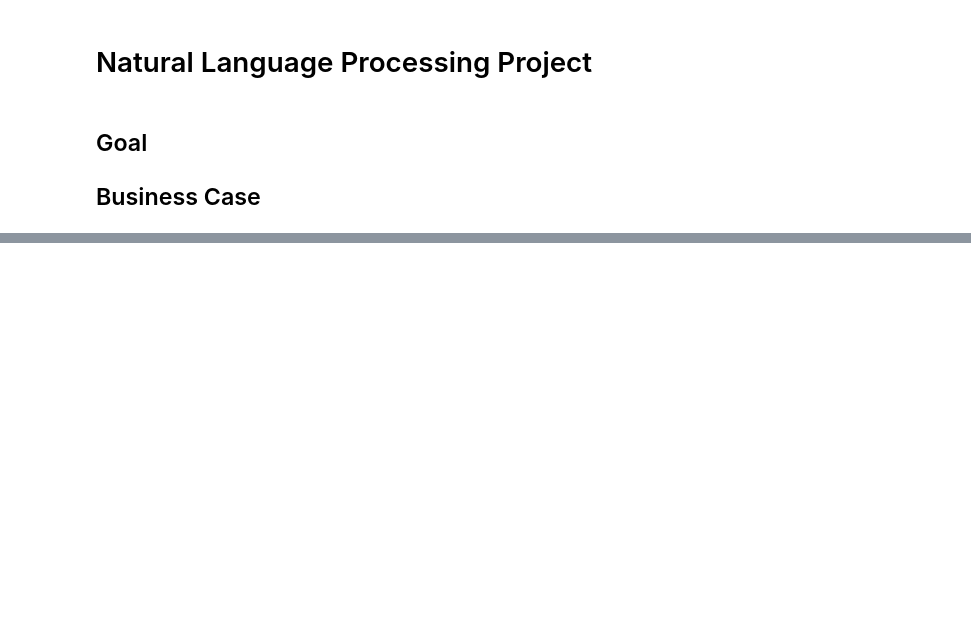
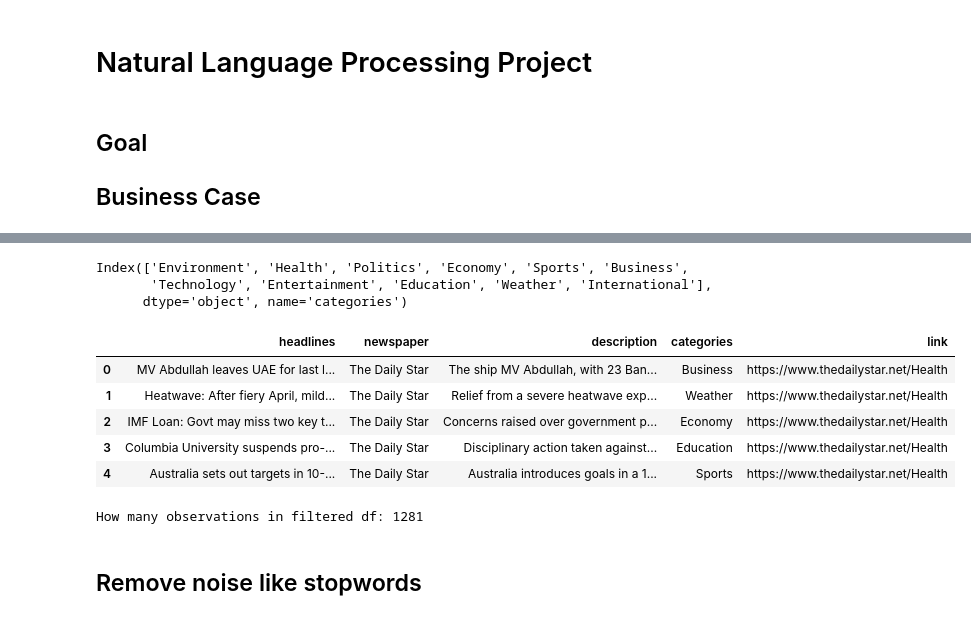
Before and after one commit to ABeanHz/MSA, a Jupyter notebook: NLP/News Article Categorization.ipynb, the cells around one changed output, grey strips where cells are left out. Cells and saved outputs as stored; diff of their text form; code cells hidden in the pictures; blank space fills up the shorter version.

```diff
--- a/NLP/News Article Categorization.ipynb
+++ b/NLP/News Article Categorization.ipynb
@@ -61,0 +101,7 @@ HTTPError: HTTP Error 404: Not Found
+# %%
+# Remove leading and trailing spaces from the 'Name' column
+original_df['categories'] = original_df['categories'].str.strip()
+
+# Count occurrences of each value
+value_counts = original_df['categories'].value_counts()
+print(value_counts)
@@ -61,0 +122,25 @@ HTTPError: HTTP Error 404: Not Found
+# %%
+# Filter values that appear at least 40 times
+valid_values = value_counts[value_counts >= 40].index
+print(valid_values)
+# %% [output]
+Index(['Environment', 'Health', 'Politics', 'Economy', 'Sports', 'Business',
+       'Technology', 'Entertainment', 'Education', 'Weather', 'International'],
+      dtype='object', name='categories')
+# %%
+# Select observations where the value appears at least 40 times
+filtered_df = original_df[original_df['categories'].isin(valid_values)].reset_index(drop=True) ### resetting index for manipulations
+filtered_df.head()
+# %% [output]
+|  | headlines | newspaper | description | categories | link |
+| 0 | MV Abdullah leaves UAE for last l... | The Daily Star | The ship MV Abdullah, with 23 Ban... | Business | https://www.thedailystar.net/Health |
+| 1 | Heatwave: After fiery April, mild... | The Daily Star | Relief from a severe heatwave exp... | Weather | https://www.thedailystar.net/Health |
+| 2 | IMF Loan: Govt may miss two key t... | The Daily Star | Concerns raised over government p... | Economy | https://www.thedailystar.net/Health |
+| 3 | Columbia University suspends pro-... | The Daily Star | Disciplinary action taken against... | Education | https://www.thedailystar.net/Health |
+| 4 | Australia sets out targets in 10-... | The Daily Star | Australia introduces goals in a 1... | Sports | https://www.thedailystar.net/Health |
+# %%
+print("How many observations in filtered df:", len(filtered_df))
+# %% [output]
+How many observations in filtered df: 1281
+# %% [markdown]
+## Remove noise like stopwords
```
Also changed, not shown: parts of 22 cells of this notebook, 1 other file.
